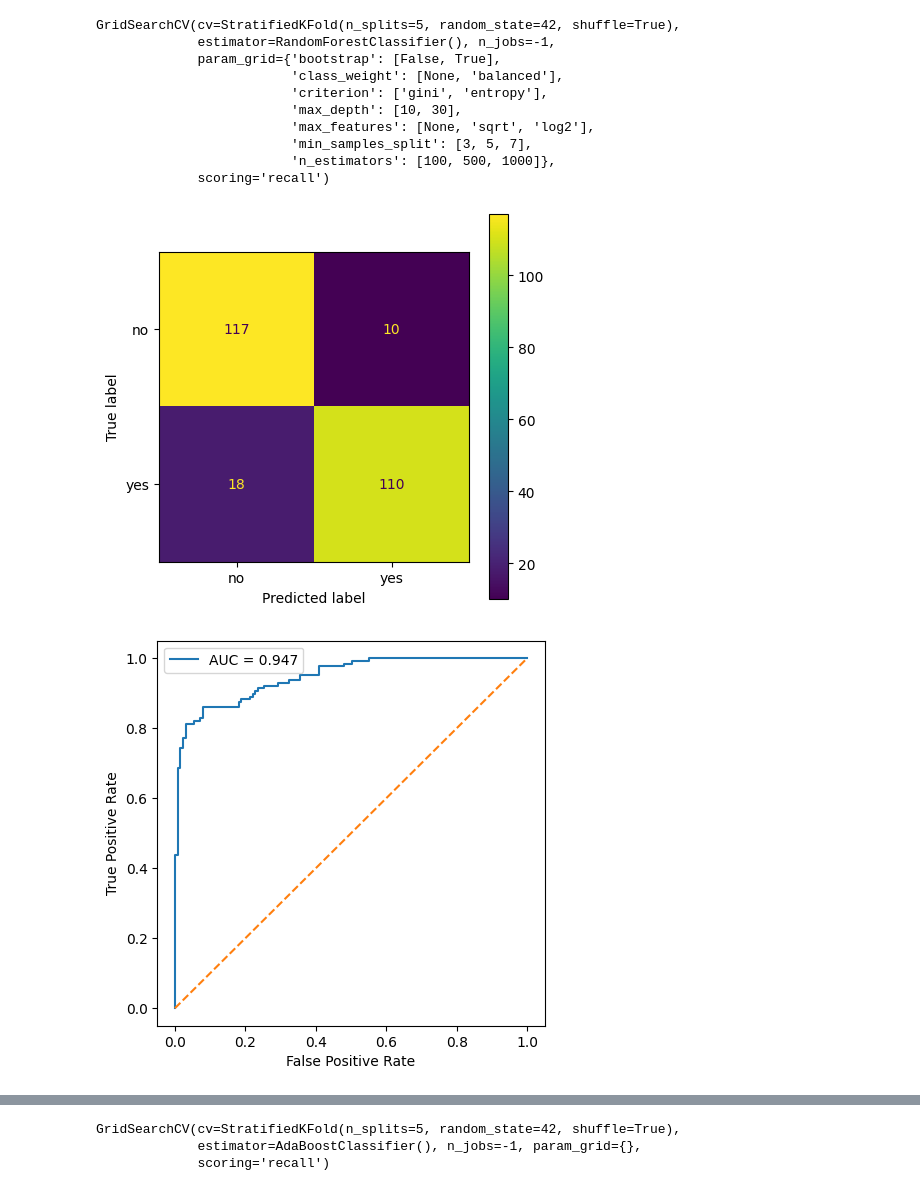
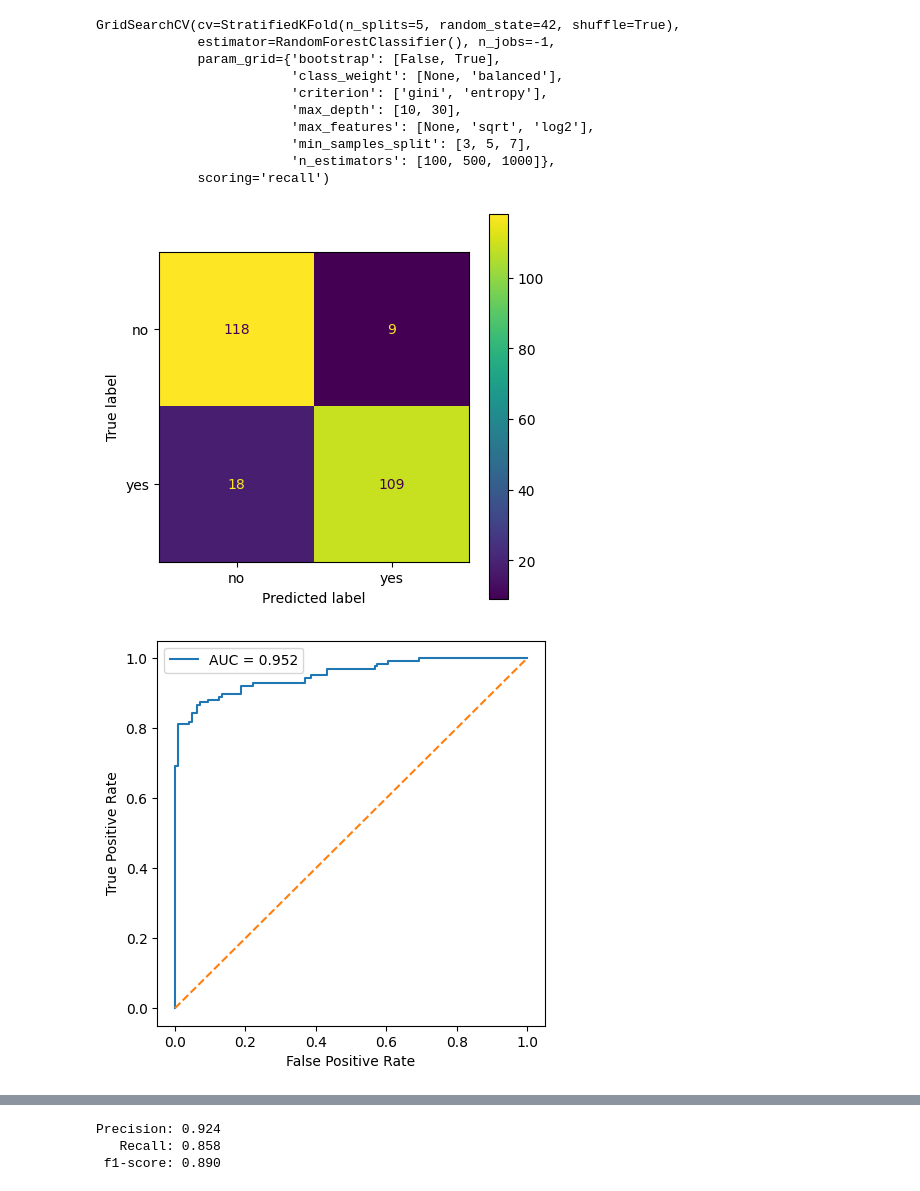
Before and after one commit to Meidical/challenge-2, a Jupyter notebook: notebooks/experiment/relapse/relapse-preprocessing-v2.ipynb, the cells around one changed output, grey strips where cells are left out. Cells and saved outputs as stored; diff of their text form; code cells hidden in the pictures.

```diff
--- a/notebooks/experiment/relapse/relapse-preprocessing-v2.ipynb
+++ b/notebooks/experiment/relapse/relapse-preprocessing-v2.ipynb
@@ -254,9 +253,9 @@ relapse
 Name: count, dtype: int64
 # %%
 ada = ADASYN(random_state=42)
-data_resampled, label_resampled = ada.fit_resample(data_prepared, data_label)
+data_resampled_ada, label_resampled_ada = ada.fit_resample(data_prepared, data_label)
 
-print(label_resampled.value_counts())
+print(label_resampled_ada.value_counts())
 # %% [output]
 relapse
 1    128
@@ -267,15 +278,19 @@ Name: count, dtype: int64
 # %%
 def display_metrics(y, y_pred, y_prob):
 
+    # Confusion Matrix
     fig, ax = plt.subplots(figsize=(5, 5))
     cmatrix = confusion_matrix(y, y_pred)
-
-    cmatrix_disp = ConfusionMatrixDisplay(confusion_matrix=cmatrix, display_labels=["no", "yes"])
+    cmatrix_disp = ConfusionMatrixDisplay(
+        confusion_matrix=cmatrix,
+        display_labels=["no", "yes"]
+    )
     cmatrix_disp.plot(ax=ax)
     plt.show()
 
+    # ROC Curve
     fig, ax = plt.subplots(figsize=(5, 5))
-    fpr, tpr, thresholds = roc_curve(y, y_prob[:, 1])
+    fpr, tpr, _ = roc_curve(y, y_prob[:, 1])
     roc_auc = auc(fpr, tpr)
 
     ax.plot(fpr, tpr, label=f"AUC = {roc_auc:.3f}")
@@ -284,6 +299,26 @@ def display_metrics(y, y_pred, y_prob):
     ax.set_ylabel("True Positive Rate")
     ax.legend()
     plt.show()
+
+    # Precision-Recall Curve
+    fig, ax = plt.subplots(figsize=(5, 5))
+    precision, recall, _ = precision_recall_curve(y, y_prob[:, 1])
+    pr_auc = average_precision_score(y, y_prob[:, 1])
+
+    ax.plot(recall, precision, label=f"AP = {pr_auc:.3f}")
+    ax.set_xlabel("Recall")
+    ax.set_ylabel("Precision")
+    ax.legend()
+    plt.show()
+
+    # General Metrics
+    p = precision_score(y, y_pred)
+    r = recall_score(y, y_pred)
+    f1 = f1_score(y, y_pred)
+
+    print(f"Precision: {p:.3f}")
+    print(f"   Recall: {r:.3f}")
+    print(f" f1-score: {f1:.3f}")
 # %%
 models = {
     "log_reg": LogisticRegressionCV(),
@@ -297,7 +332,6 @@ param_grid = {
         "solver": ["lbfgs", "liblinear", "saga"],
         "max_iter": [100, 1000, 2000, 5000],
         "class_weight": [None, "balanced"],
-        "random_state": 42
     },
     "rand_forest": {
         "n_estimators": [100, 500, 1000],
@@ -307,14 +341,12 @@ param_grid = {
         "bootstrap": [False, True],
         "class_weight": [None, "balanced"],
         "max_features": [None, "sqrt", "log2"],
-        "random_state": 42
     },
     "ada_boost": {
         "estimator": [None],
         "n_estimators": [20, 30, 50],
         "learning_rate": [0.05, 0.2, 0.5, 1.0],
         "algorithm": ["SAMME", "SAMME.R"],
-        "random_state": 42
     }
 }
 # %%
@@ -341,7 +380,7 @@ display_metrics(label_resampled, y_pred, y_prob)
 # %%
 grid_search = GridSearchCV(models["rand_forest"], param_grid["rand_forest"], scoring="recall", cv=cv, n_jobs=-1)
 
-grid_search.fit(data_resampled, label_resampled)
+grid_search.fit(X_resampled["smote"], y_resampled["smote"])
 # %% [output]
 GridSearchCV(cv=StratifiedKFold(n_splits=5, random_state=42, shuffle=True),
              estimator=RandomForestClassifier(), n_jobs=-1,
@@ -356,10 +395,10 @@ GridSearchCV(cv=StratifiedKFold(n_splits=5, random_state=42, shuffle=True),
 # %%
 model = grid_search.best_estimator_
 
-y_pred = cross_val_predict(model, data_resampled, label_resampled, cv=cv)
-y_prob = cross_val_predict(model, data_resampled, label_resampled, cv=cv, method="predict_proba")
+y_pred = cross_val_predict(model, X_resampled["smote"], y_resampled["smote"], cv=cv)
+y_prob = cross_val_predict(model, X_resampled["smote"], y_resampled["smote"], cv=cv, method="predict_proba")
 
-display_metrics(label_resampled, y_pred, y_prob)
+display_metrics(y_resampled["smote"], y_pred, y_prob)
 # %% [output]
-[figure, old version]
+[figure, new version]
-[figure, old version]
+[figure, new version]
@@ -366,11 +406,10 @@ display_metrics(label_resampled, y_pred, y_prob)
+Precision: 0.924
+   Recall: 0.858
+ f1-score: 0.890
 # %%
 grid_search = GridSearchCV(models["ada_boost"], param_grid["ada_boost"], scoring="recall", cv=cv, n_jobs=-1)
 
-grid_search.fit(data_resampled, label_resampled)
+grid_search.fit(X_resampled["smote"], y_resampled["smote"])
-# %% [output]
-GridSearchCV(cv=StratifiedKFold(n_splits=5, random_state=42, shuffle=True),
-             estimator=AdaBoostClassifier(), n_jobs=-1, param_grid={},
-             scoring='recall')
 # %%
 model = grid_search.best_estimator_
 
```
Also changed, not shown: parts of 10 cells of this notebook, 2 other files.
